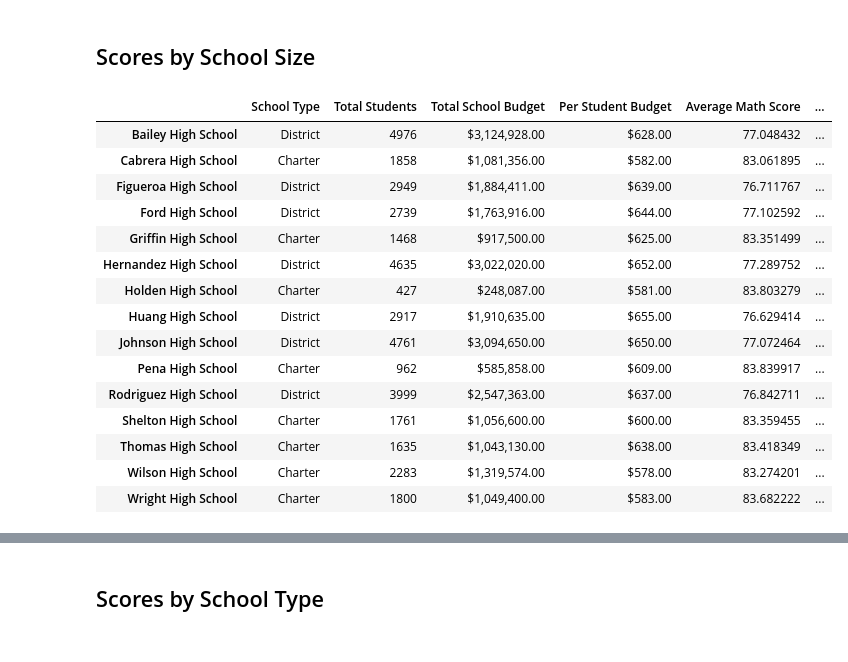
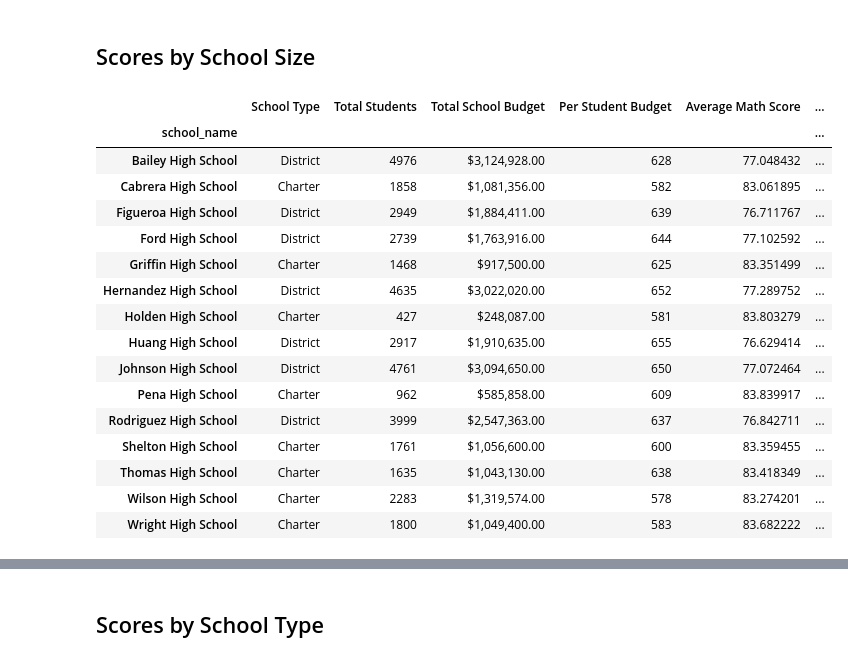
Before and after one commit to Lilnessa/pandas-challenge, a Jupyter notebook: PyCitySchools/PyCitySchools_main.ipynb, the cells around one changed output, grey strips where cells are left out. Cells and saved outputs as stored; diff of their text form; code cells hidden in the pictures.

```diff
--- a/PyCitySchools/PyCitySchools_main.ipynb
+++ b/PyCitySchools/PyCitySchools_main.ipynb
@@ -107,4 +182,9 @@ per_school_capita =
 # %%
 # Calculate the average test scores per school
-per_school_math =
-per_school_reading =
+per_school_math = school_group["math_score"].mean()
+# per_school_math
+per_school_reading = school_group["reading_score"].mean()
+# per_school_reading
+# print(per_school_math,per_school_reading)
+avg_math_read_df = pd.DataFrame({"Average Math": per_school_math, "Average Reading": per_school_reading})
+avg_math_read_df
@@ -115,4 +240,9 @@ school_students_passing_math =
 # %%
 # Calculate the number of students per school with reading scores of 70 or higher
-students_passing_reading =
-school_students_passing_reading =
+students_passing_reading = school_data_complete[school_data_complete["reading_score"] >=70]
+students_passing_reading
+
+school_students_reading = students_passing_reading.groupby("school_name")
+
+school_students_passing_reading = school_students_reading["reading_score"].mean()
+school_students_passing_reading
@@ -130,10 +316,26 @@ overall_passing_rate = school_students_passing_math_and_reading / per_school_cou
 # %%
 # Create a DataFrame called `per_school_summary` with columns for the calculations above.
-per_school_summary =
+per_school_summary = pd.DataFrame({"School Type":school_types,
+                                    "Total Students": per_school_counts,
+                                    "Total School Budget": per_school_budget,
+                                    "Per Student Budget":per_school_capita,
+                                    "Average Math Score": per_school_math,
+                                    "Average Reading Score":per_school_reading,
+                                    "% Passing Math": school_students_passing_math,
+                                    "% Passing Reading": school_students_passing_reading,
+                                    "% Overall Passing": overall_passing_rate})
+
 
 # Formatting
+per_school_summary["Total Students"] = per_school_summary["Total Students"].map("{:,.0f}".format)
 per_school_summary["Total School Budget"] = per_school_summary["Total School Budget"].map("${:,.2f}".format)
-per_school_summary["Per Student Budget"] = per_school_summary["Per Student Budget"].map("${:,.2f}".format)
+# per_school_summary["Per Student Budget"] = per_school_summary["Per Student Budget"].map("${:,.2f}".format)
+# per_school_summary["Average Math Score"] = per_school_summary["Average Math Score"].map("${:,.4f}%".format)
+# per_school_summary["Average Reading Score"] = per_school_summary["Average Reading Score"].map("${:,.4f}%".format)
+# per_school_summary["% Passing Math"] = per_school_summary["% Passing Math"].map("{:,.4f}%".format)
+# per_school_summary["% Passing Reading"] = per_school_summary["% Passing Reading"].map("{:,.4f}%".format)
+# per_school_summary["% Overall Passing"] = per_school_summary["% Overall Passing"].map("{:,.4f}%".format)
+
 
 # Display the DataFrame
 per_school_summary
@@ -316,30 +555,31 @@ spending_summary
 # %%
 # Establish the bins.
 size_bins = [0, 1000, 2000, 5000]
-labels = ["Small (<1000)", "Medium (1000-2000)", "Large (2000-5000)"]
+size_labels = ["Small (<1000)", "Medium (1000-2000)", "Large (2000-5000)"]
 # %%
 # Categorize the spending based on the bins
 # Use `pd.cut` on the "Total Students" column of the `per_school_summary` DataFrame.
-
-per_school_summary["School Size"] =
+per_school_summary['Total Students'] = per_school_summary['Total Students'].str.replace(',','').astype(int)
+per_school_summary["School Size"] = pd.cut(per_school_summary["Total Students"], size_bins, labels=size_labels)
 per_school_summary
 # %% [output]
 |  | School Type | Total Students | Total School Budget | Per Student Budget | Average Math Score | ... |
-| Bailey High School | District | 4976 | $3,124,928.00 | $628.00 | 77.048432 | ... |
-| Cabrera High School | Charter | 1858 | $1,081,356.00 | $582.00 | 83.061895 | ... |
-| Figueroa High School | District | 2949 | $1,884,411.00 | $639.00 | 76.711767 | ... |
-| Ford High School | District | 2739 | $1,763,916.00 | $644.00 | 77.102592 | ... |
-| Griffin High School | Charter | 1468 | $917,500.00 | $625.00 | 83.351499 | ... |
-| Hernandez High School | District | 4635 | $3,022,020.00 | $652.00 | 77.289752 | ... |
-| Holden High School | Charter | 427 | $248,087.00 | $581.00 | 83.803279 | ... |
-| Huang High School | District | 2917 | $1,910,635.00 | $655.00 | 76.629414 | ... |
-| Johnson High School | District | 4761 | $3,094,650.00 | $650.00 | 77.072464 | ... |
-| Pena High School | Charter | 962 | $585,858.00 | $609.00 | 83.839917 | ... |
-| Rodriguez High School | District | 3999 | $2,547,363.00 | $637.00 | 76.842711 | ... |
-| Shelton High School | Charter | 1761 | $1,056,600.00 | $600.00 | 83.359455 | ... |
-| Thomas High School | Charter | 1635 | $1,043,130.00 | $638.00 | 83.418349 | ... |
-| Wilson High School | Charter | 2283 | $1,319,574.00 | $578.00 | 83.274201 | ... |
-| Wright High School | Charter | 1800 | $1,049,400.00 | $583.00 | 83.682222 | ... |
+| school_name |  |  |  |  |  | ... |
+| Bailey High School | District | 4976 | $3,124,928.00 | 628 | 77.048432 | ... |
+| Cabrera High School | Charter | 1858 | $1,081,356.00 | 582 | 83.061895 | ... |
+| Figueroa High School | District | 2949 | $1,884,411.00 | 639 | 76.711767 | ... |
+| Ford High School | District | 2739 | $1,763,916.00 | 644 | 77.102592 | ... |
+| Griffin High School | Charter | 1468 | $917,500.00 | 625 | 83.351499 | ... |
+| Hernandez High School | District | 4635 | $3,022,020.00 | 652 | 77.289752 | ... |
+| Holden High School | Charter | 427 | $248,087.00 | 581 | 83.803279 | ... |
+| Huang High School | District | 2917 | $1,910,635.00 | 655 | 76.629414 | ... |
+| Johnson High School | District | 4761 | $3,094,650.00 | 650 | 77.072464 | ... |
+| Pena High School | Charter | 962 | $585,858.00 | 609 | 83.839917 | ... |
+| Rodriguez High School | District | 3999 | $2,547,363.00 | 637 | 76.842711 | ... |
+| Shelton High School | Charter | 1761 | $1,056,600.00 | 600 | 83.359455 | ... |
+| Thomas High School | Charter | 1635 | $1,043,130.00 | 638 | 83.418349 | ... |
+| Wilson High School | Charter | 2283 | $1,319,574.00 | 578 | 83.274201 | ... |
+| Wright High School | Charter | 1800 | $1,049,400.00 | 583 | 83.682222 | ... |
 # %%
 # Calculate averages for the desired columns.
 size_math_scores = per_school_summary.groupby(["School Size"])["Average Math Score"].mean()
```
Also changed, not shown: parts of 27 cells of this notebook.
